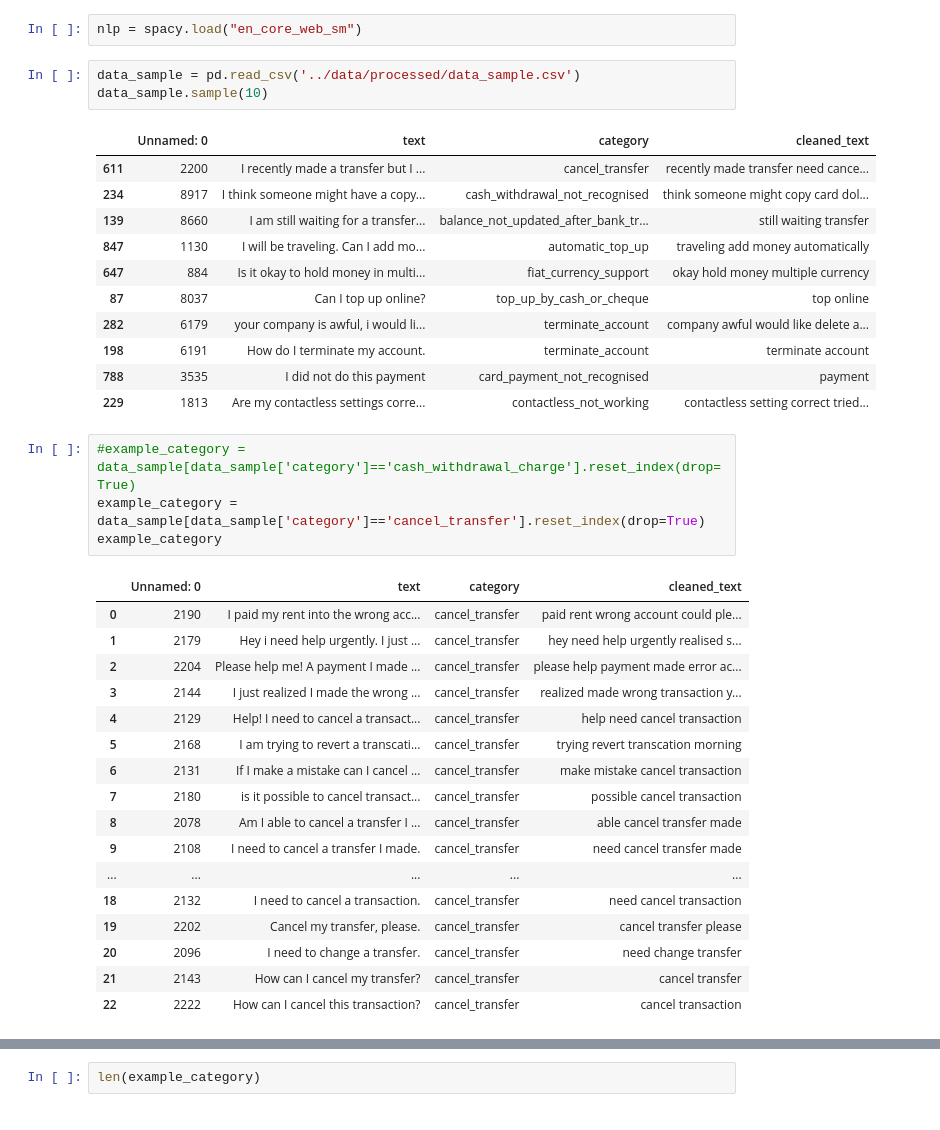
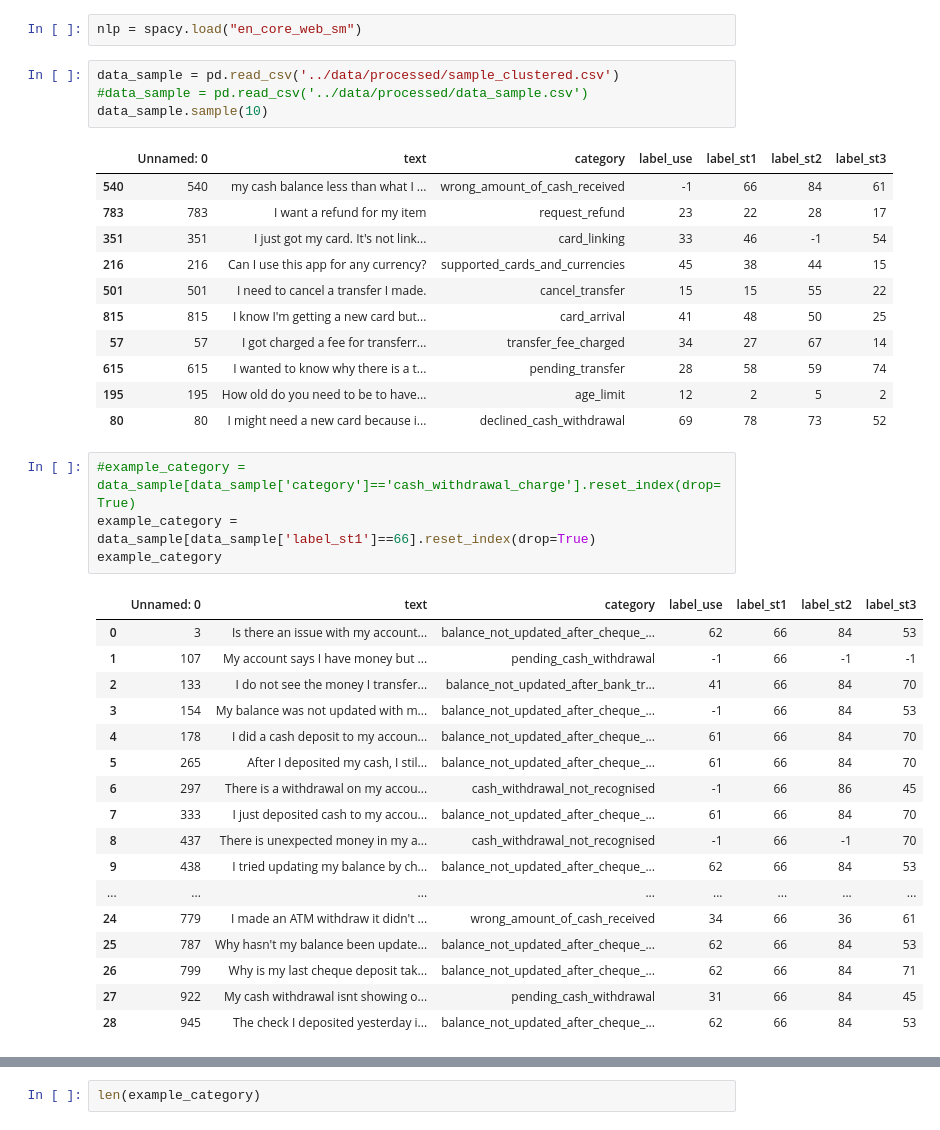
Before and after one commit to dborrelli/chat-intents, a Jupyter notebook: notebooks/06-label-intents.ipynb, the cells around one changed output, grey strips where cells are left out. Drawn from its saved outputs; the diff is of its cells as text.

```diff
--- a/notebooks/06-label-intents.ipynb
+++ b/notebooks/06-label-intents.ipynb
@@ -17,39 +17,40 @@ import spacy
 # %%
 nlp = spacy.load("en_core_web_sm")
 # %%
-data_sample = pd.read_csv('../data/processed/data_sample.csv')
+data_sample = pd.read_csv('../data/processed/sample_clustered.csv')
+#data_sample = pd.read_csv('../data/processed/data_sample.csv')
 data_sample.sample(10)
 # %% [output]
-|  | Unnamed: 0 | text | category | cleaned_text |
-| 611 | 2200 | I recently made a transfer but I ... | cancel_transfer | recently made transfer need cance... |
-| 234 | 8917 | I think someone might have a copy... | cash_withdrawal_not_recognised | think someone might copy card dol... |
-| 139 | 8660 | I am still waiting for a transfer... | balance_not_updated_after_bank_tr... | still waiting transfer |
-| 847 | 1130 | I will be traveling. Can I add mo... | automatic_top_up | traveling add money automatically |
-| 647 | 884 | Is it okay to hold money in multi... | fiat_currency_support | okay hold money multiple currency |
-| 87 | 8037 | Can I top up online? | top_up_by_cash_or_cheque | top online |
-| 282 | 6179 | your company is awful, i would li... | terminate_account | company awful would like delete a... |
-| 198 | 6191 | How do I terminate my account. | terminate_account | terminate account |
-| 788 | 3535 | I did not do this payment | card_payment_not_recognised | payment |
-| 229 | 1813 | Are my contactless settings corre... | contactless_not_working | contactless setting correct tried... |
+|  | Unnamed: 0 | text | category | label_use | label_st1 | label_st2 | label_st3 |
+| 540 | 540 | my cash balance less than what I ... | wrong_amount_of_cash_received | -1 | 66 | 84 | 61 |
+| 783 | 783 | I want a refund for my item | request_refund | 23 | 22 | 28 | 17 |
+| 351 | 351 | I just got my card. It's not link... | card_linking | 33 | 46 | -1 | 54 |
+| 216 | 216 | Can I use this app for any currency? | supported_cards_and_currencies | 45 | 38 | 44 | 15 |
+| 501 | 501 | I need to cancel a transfer I made. | cancel_transfer | 15 | 15 | 55 | 22 |
+| 815 | 815 | I know I'm getting a new card but... | card_arrival | 41 | 48 | 50 | 25 |
+| 57 | 57 | I got charged a fee for transferr... | transfer_fee_charged | 34 | 27 | 67 | 14 |
+| 615 | 615 | I wanted to know why there is a t... | pending_transfer | 28 | 58 | 59 | 74 |
+| 195 | 195 | How old do you need to be to have... | age_limit | 12 | 2 | 5 | 2 |
+| 80 | 80 | I might need a new card because i... | declined_cash_withdrawal | 69 | 78 | 73 | 52 |
 # %%
 #example_category = data_sample[data_sample['category']=='cash_withdrawal_charge'].reset_index(drop=True)
-example_category = data_sample[data_sample['category']=='cancel_transfer'].reset_index(drop=True)
+example_category = data_sample[data_sample['label_st1']==66].reset_index(drop=True)
 example_category
 # %% [output]
-|  | Unnamed: 0 | text | category | cleaned_text |
-| 0 | 2190 | I paid my rent into the wrong acc... | cancel_transfer | paid rent wrong account could ple... |
-| 1 | 2179 | Hey i need help urgently. I just ... | cancel_transfer | hey need help urgently realised s... |
-| 2 | 2204 | Please help me! A payment I made ... | cancel_transfer | please help payment made error ac... |
-| 3 | 2144 | I just realized I made the wrong ... | cancel_transfer | realized made wrong transaction y... |
-| 4 | 2129 | Help! I need to cancel a transact... | cancel_transfer | help need cancel transaction |
-| 5 | 2168 | I am trying to revert a transcati... | cancel_transfer | trying revert transcation morning |
-| 6 | 2131 | If I make a mistake can I cancel ... | cancel_transfer | make mistake cancel transaction |
-| 7 | 2180 | is it possible to cancel transact... | cancel_transfer | possible cancel transaction |
-| 8 | 2078 | Am I able to cancel a transfer I ... | cancel_transfer | able cancel transfer made |
-| 9 | 2108 | I need to cancel a transfer I made. | cancel_transfer | need cancel transfer made |
-| ... | ... | ... | ... | ... |
-| 18 | 2132 | I need to cancel a transaction. | cancel_transfer | need cancel transaction |
-| 19 | 2202 | Cancel my transfer, please. | cancel_transfer | cancel transfer please |
-| 20 | 2096 | I need to change a transfer. | cancel_transfer | need change transfer |
-| 21 | 2143 | How can I cancel my transfer? | cancel_transfer | cancel transfer |
-| 22 | 2222 | How can I cancel this transaction? | cancel_transfer | cancel transaction |
+|  | Unnamed: 0 | text | category | label_use | label_st1 | label_st2 | label_st3 |
+| 0 | 3 | Is there an issue with my account... | balance_not_updated_after_cheque_... | 62 | 66 | 84 | 53 |
+| 1 | 107 | My account says I have money but ... | pending_cash_withdrawal | -1 | 66 | -1 | -1 |
+| 2 | 133 | I do not see the money I transfer... | balance_not_updated_after_bank_tr... | 41 | 66 | 84 | 70 |
+| 3 | 154 | My balance was not updated with m... | balance_not_updated_after_cheque_... | -1 | 66 | 84 | 53 |
+| 4 | 178 | I did a cash deposit to my accoun... | balance_not_updated_after_cheque_... | 61 | 66 | 84 | 70 |
+| 5 | 265 | After I deposited my cash, I stil... | balance_not_updated_after_cheque_... | 61 | 66 | 84 | 70 |
+| 6 | 297 | There is a withdrawal on my accou... | cash_withdrawal_not_recognised | -1 | 66 | 86 | 45 |
+| 7 | 333 | I just deposited cash to my accou... | balance_not_updated_after_cheque_... | 61 | 66 | 84 | 70 |
+| 8 | 437 | There is unexpected money in my a... | cash_withdrawal_not_recognised | -1 | 66 | -1 | 70 |
+| 9 | 438 | I tried updating my balance by ch... | balance_not_updated_after_cheque_... | 62 | 66 | 84 | 53 |
+| ... | ... | ... | ... | ... | ... | ... | ... |
+| 24 | 779 | I made an ATM withdraw it didn't ... | wrong_amount_of_cash_received | 34 | 66 | 36 | 61 |
+| 25 | 787 | Why hasn't my balance been update... | balance_not_updated_after_cheque_... | 62 | 66 | 84 | 53 |
+| 26 | 799 | Why is my last cheque deposit tak... | balance_not_updated_after_cheque_... | 62 | 66 | 84 | 71 |
+| 27 | 922 | My cash withdrawal isnt showing o... | pending_cash_withdrawal | 31 | 66 | 84 | 45 |
+| 28 | 945 | The check I deposited yesterday i... | balance_not_updated_after_cheque_... | 62 | 66 | 84 | 53 |
```
Also changed, not shown: parts of 14 cells of this notebook, 1 other file.
